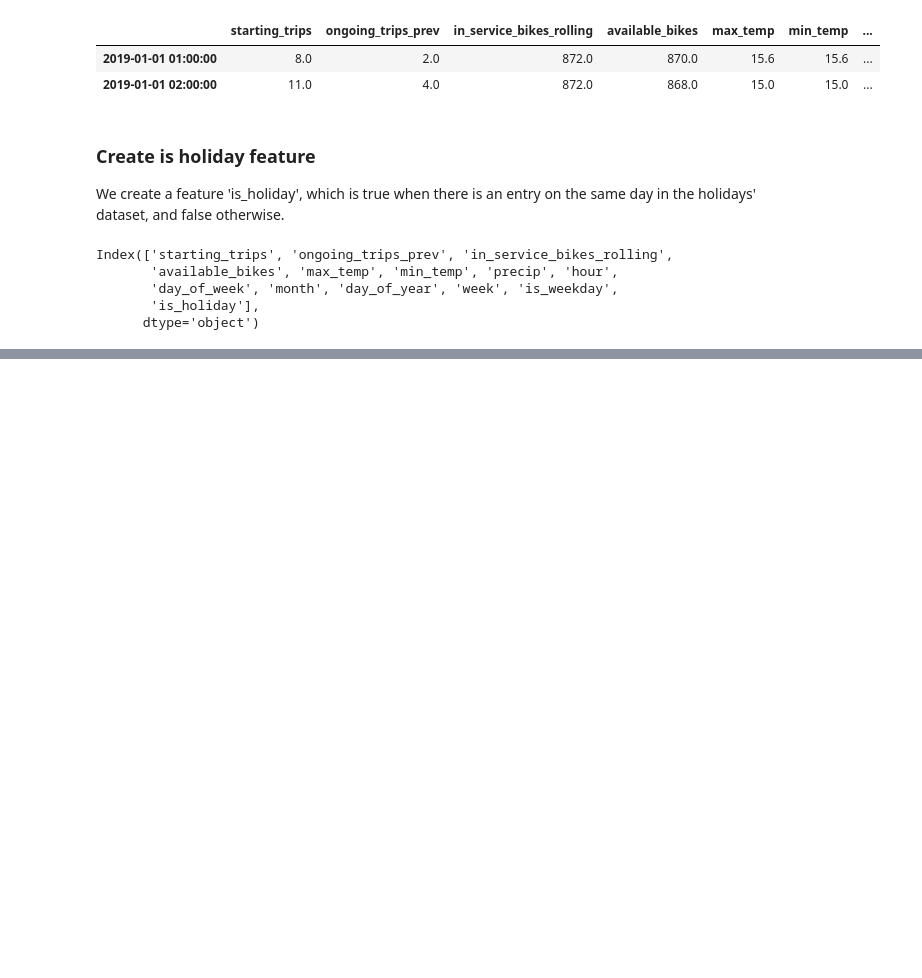
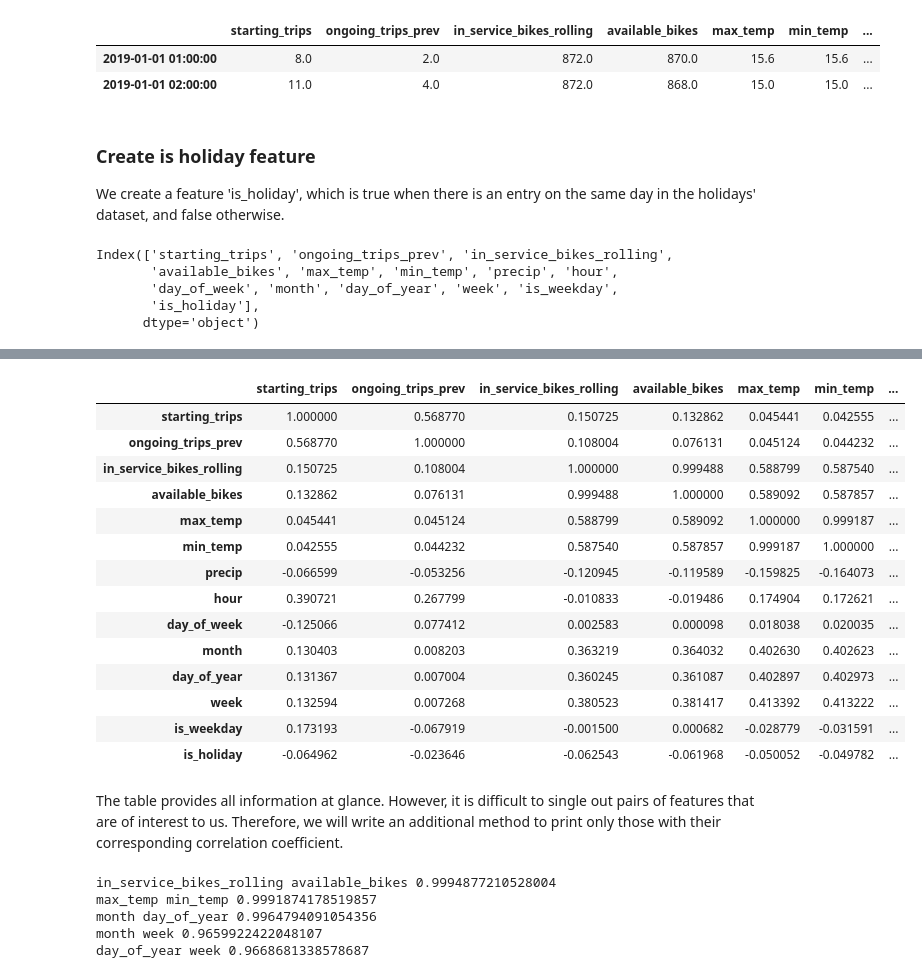
Before and after one commit to katekuian/aa_2021_magma, a Jupyter notebook: 01_data_collection_and_preparation/05_aggregation_and_feature_preperation.ipynb, the cells around one changed output, grey strips where cells are left out. Drawn from its saved outputs; the diff is of its cells as text; code cells hidden in the pictures; blank space fills up the shorter version.

```diff
--- a/04_predictive_analytics/01_feature_engineering.ipynb
+++ b/01_data_collection_and_preparation/05_aggregation_and_feature_preperation.ipynb
@@ -206,0 +254,3 @@ trips_hourly.to_pickle('../00_data/trips_hourly_engineered.pkl')
+# %%
+trips_hourly_df = pd.read_pickle("../00_data/trips_hourly_engineered.pkl")
+trips_hourly_df.columns
@@ -206,0 +266,38 @@ trips_hourly.to_pickle('../00_data/trips_hourly_engineered.pkl')
+# %%
+trips_hourly_df.corr()
+# %% [output]
+|  | starting_trips | ongoing_trips_prev | in_service_bikes_rolling | available_bikes | max_temp | min_temp | ... |
+| starting_trips | 1.000000 | 0.568770 | 0.150725 | 0.132862 | 0.045441 | 0.042555 | ... |
+| ongoing_trips_prev | 0.568770 | 1.000000 | 0.108004 | 0.076131 | 0.045124 | 0.044232 | ... |
+| in_service_bikes_rolling | 0.150725 | 0.108004 | 1.000000 | 0.999488 | 0.588799 | 0.587540 | ... |
+| available_bikes | 0.132862 | 0.076131 | 0.999488 | 1.000000 | 0.589092 | 0.587857 | ... |
+| max_temp | 0.045441 | 0.045124 | 0.588799 | 0.589092 | 1.000000 | 0.999187 | ... |
+| min_temp | 0.042555 | 0.044232 | 0.587540 | 0.587857 | 0.999187 | 1.000000 | ... |
+| precip | -0.066599 | -0.053256 | -0.120945 | -0.119589 | -0.159825 | -0.164073 | ... |
+| hour | 0.390721 | 0.267799 | -0.010833 | -0.019486 | 0.174904 | 0.172621 | ... |
+| day_of_week | -0.125066 | 0.077412 | 0.002583 | 0.000098 | 0.018038 | 0.020035 | ... |
+| month | 0.130403 | 0.008203 | 0.363219 | 0.364032 | 0.402630 | 0.402623 | ... |
+| day_of_year | 0.131367 | 0.007004 | 0.360245 | 0.361087 | 0.402897 | 0.402973 | ... |
+| week | 0.132594 | 0.007268 | 0.380523 | 0.381417 | 0.413392 | 0.413222 | ... |
+| is_weekday | 0.173193 | -0.067919 | -0.001500 | 0.000682 | -0.028779 | -0.031591 | ... |
+| is_holiday | -0.064962 | -0.023646 | -0.062543 | -0.061968 | -0.050052 | -0.049782 | ... |
+# %% [markdown]
+The table provides all information at glance. However, it is difficult to single out pairs of features that are of interest to us. Therefore, we will write an additional method to print only those with their corresponding correlation coefficient.
+# %%
+for id_1, variable in enumerate(trips_hourly_df.columns):
+    for id_2, comp_variable in enumerate(trips_hourly_df.columns):
+        if id_1 < id_2:
+            corrcoeff = np.corrcoef(
+                [
+                    trips_hourly_df[variable].astype("float64"),
+                    trips_hourly_df[comp_variable].astype("float64"),
+                ]
+            )[0][1]
+            if corrcoeff > 0.7:
+                print(variable, comp_variable, corrcoeff)
+# %% [output]
+in_service_bikes_rolling available_bikes 0.9994877210528004
+max_temp min_temp 0.9991874178519857
+month day_of_year 0.9964794091054356
+month week 0.9659922422048107
+day_of_year week 0.9668681338578687
```
Also changed, not shown: parts of 24 cells of this notebook, 2 other files.
